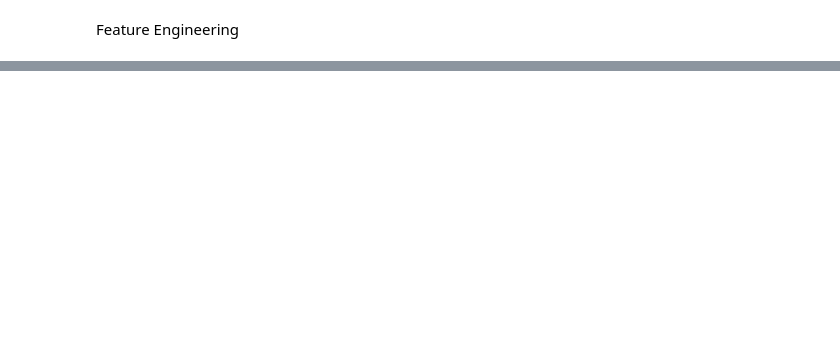
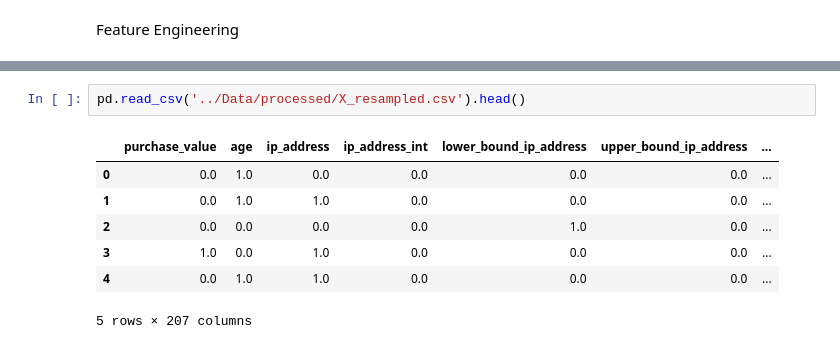
Before and after one commit to Henamen21/Fraud-Detection-Model, a Jupyter notebook: notebooks/processor.ipynb, the cells around one changed output, grey strips where cells are left out. Drawn from its saved outputs; the diff is of its cells as text; blank space fills up the shorter version.

```diff
--- a/notebooks/processor.ipynb
+++ b/notebooks/processor.ipynb
@@ -271,0 +462,10 @@ TypeError: unsupported operand type(s) for -: 'str' and 'str'
+# %%
+pd.read_csv('../Data/processed/X_resampled.csv').head()
+# %% [output]
+|  | purchase_value | age | ip_address | ip_address_int | lower_bound_ip_address | upper_bound_ip_address | ... |
+| 0 | 0.0 | 1.0 | 0.0 | 0.0 | 0.0 | 0.0 | ... |
+| 1 | 0.0 | 1.0 | 1.0 | 0.0 | 0.0 | 0.0 | ... |
+| 2 | 0.0 | 0.0 | 0.0 | 0.0 | 1.0 | 0.0 | ... |
+| 3 | 1.0 | 0.0 | 1.0 | 0.0 | 0.0 | 0.0 | ... |
+| 4 | 0.0 | 1.0 | 1.0 | 0.0 | 0.0 | 0.0 | ... |
+5 rows × 207 columns
```
Also changed, not shown: parts of 28 cells of this notebook.
